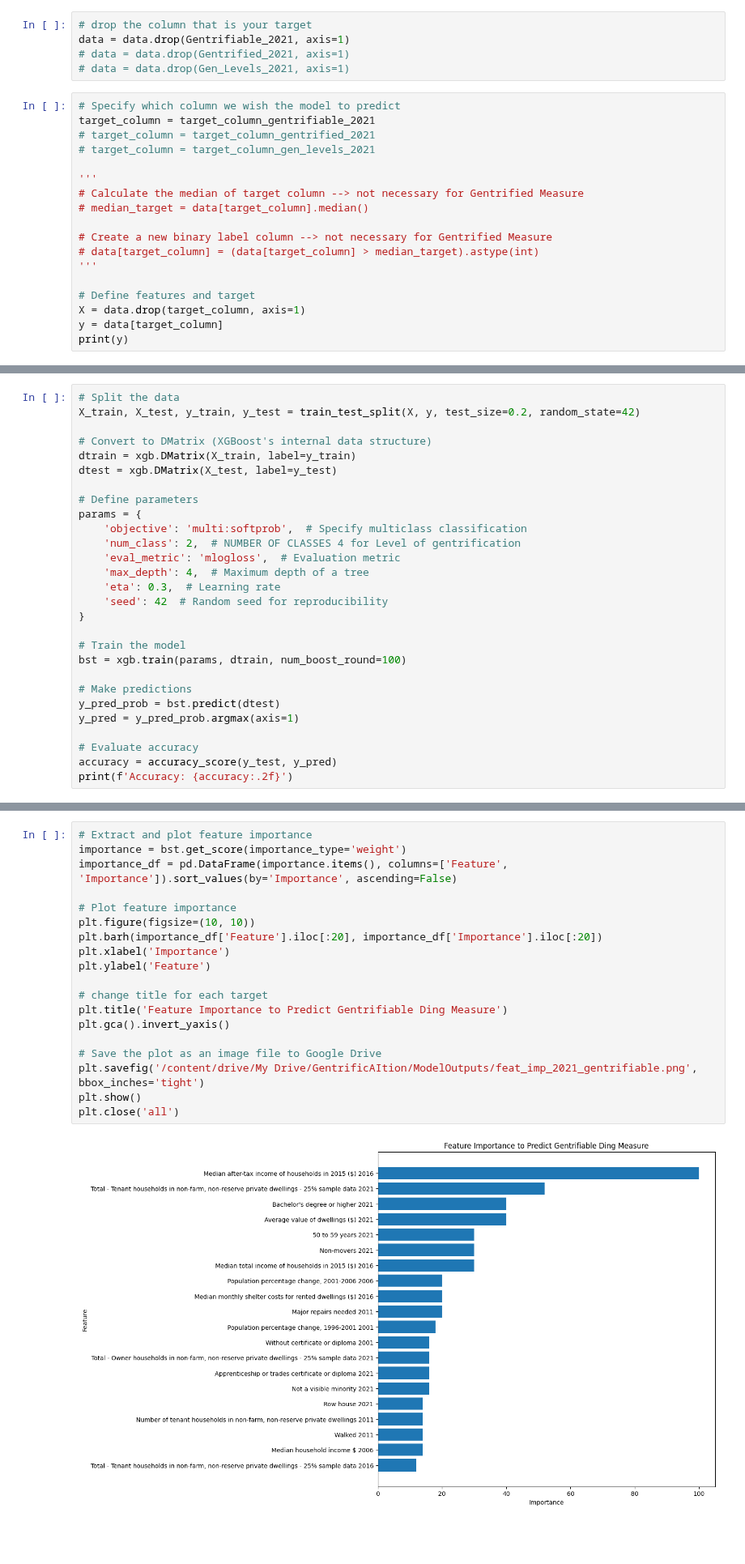
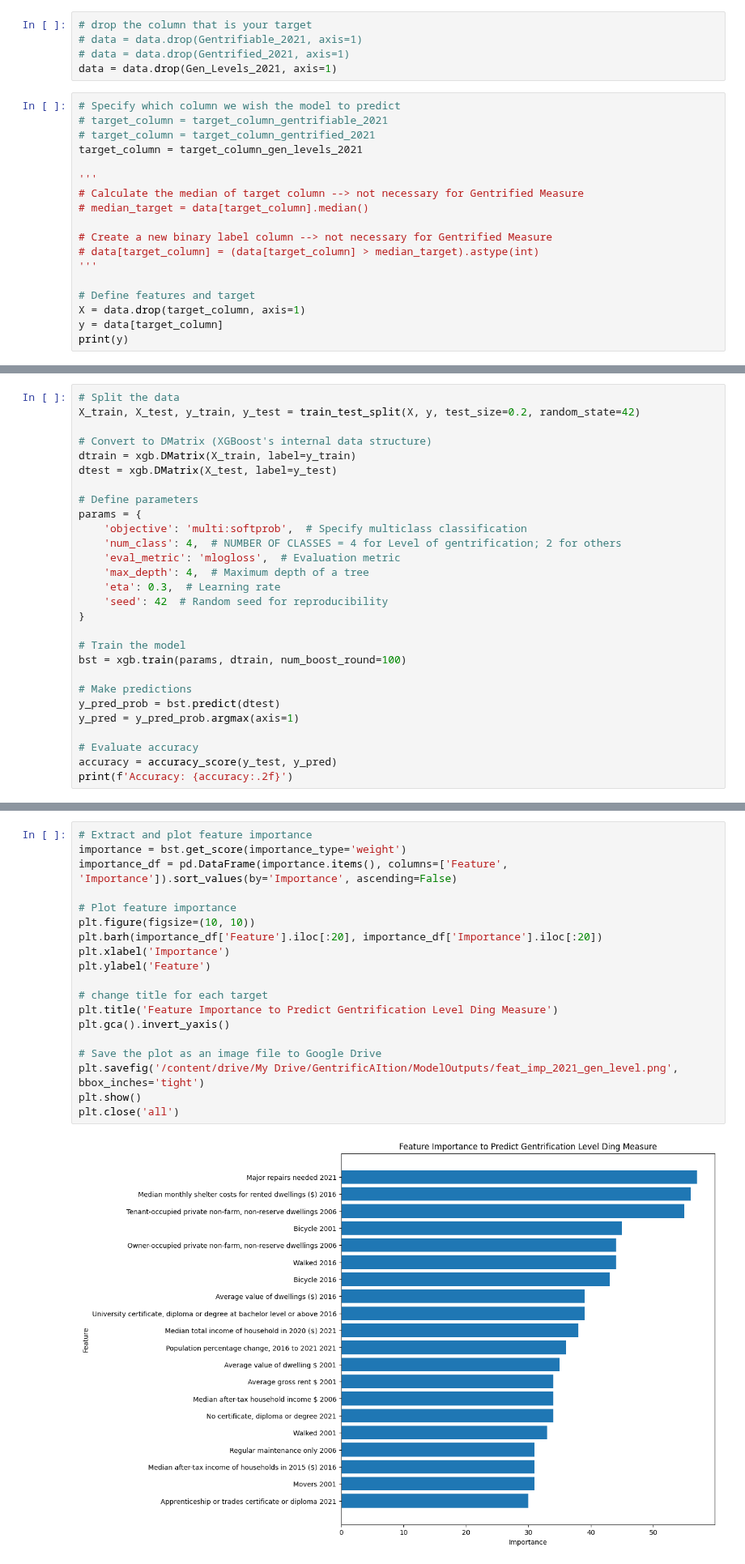
Before and after one commit to emilienuy/degentrifAI, a Jupyter notebook: model_training_Emilie.ipynb, the cells around one changed output, grey strips where cells are left out. Shown at 81% size. Drawn from its saved outputs; the diff is of its cells as text; blank space fills up the shorter version.

Commit message:
Added 2021 model training for 2026 prediction

```diff
--- a/model_training_Emilie.ipynb
+++ b/model_training_Emilie.ipynb
@@ -133,14 +133,14 @@ target_column_gentrified_2021 = "Gentrified Ding 2021"
 target_column_gen_levels_2021 = "Gentrification Level Ding 2021"
 # %%
 # drop the column that is your target
-data = data.drop(Gentrifiable_2021, axis=1)
+# data = data.drop(Gentrifiable_2021, axis=1)
 # data = data.drop(Gentrified_2021, axis=1)
-# data = data.drop(Gen_Levels_2021, axis=1)
+data = data.drop(Gen_Levels_2021, axis=1)
 # %%
 # Specify which column we wish the model to predict
-target_column = target_column_gentrifiable_2021
+# target_column = target_column_gentrifiable_2021
 # target_column = target_column_gentrified_2021
-# target_column = target_column_gen_levels_2021
+target_column = target_column_gen_levels_2021
 
 '''
 # Calculate the median of target column --> not necessary for Gentrified Measure
@@ -178,7 +178,7 @@ dtest = xgb.DMatrix(X_test, label=y_test)
 # Define parameters
 params = {
     'objective': 'multi:softprob',  # Specify multiclass classification
-    'num_class': 2,  # NUMBER OF CLASSES 4 for Level of gentrification
+    'num_class': 4,  # NUMBER OF CLASSES = 4 for Level of gentrification; 2 for others
     'eval_metric': 'mlogloss',  # Evaluation metric
     'max_depth': 4,  # Maximum depth of a tree
     'eta': 0.3,  # Learning rate
@@ -200,22 +200,22 @@ Accuracy: 0.96
 # %%
 # Extract and plot feature importance
 importance = bst.get_score(importance_type='weight')
 importance_df = pd.DataFrame(importance.items(), columns=['Feature', 'Importance']).sort_values(by='Importance', ascending=False)
 
 # Plot feature importance
 plt.figure(figsize=(10, 10))
 plt.barh(importance_df['Feature'].iloc[:20], importance_df['Importance'].iloc[:20])
 plt.xlabel('Importance')
 plt.ylabel('Feature')
 
 # change title for each target
-plt.title('Feature Importance to Predict Gentrifiable Ding Measure')
+plt.title('Feature Importance to Predict Gentrification Level Ding Measure')
 plt.gca().invert_yaxis()
 
 # Save the plot as an image file to Google Drive
-plt.savefig('/content/drive/My Drive/GentrificAItion/ModelOutputs/feat_imp_2021_gentrifiable.png', bbox_inches='tight')
+plt.savefig('/content/drive/My Drive/GentrificAItion/ModelOutputs/feat_imp_2021_gen_level.png', bbox_inches='tight')
 plt.show()
 plt.close('all')
 # %% [output]
-[figure, old version]
+[figure, new version]
 # %% [markdown]
```
Also changed, not shown: parts of 10 cells of this notebook.
